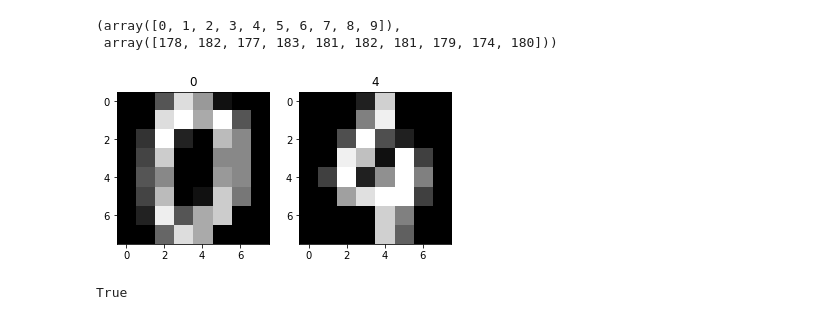
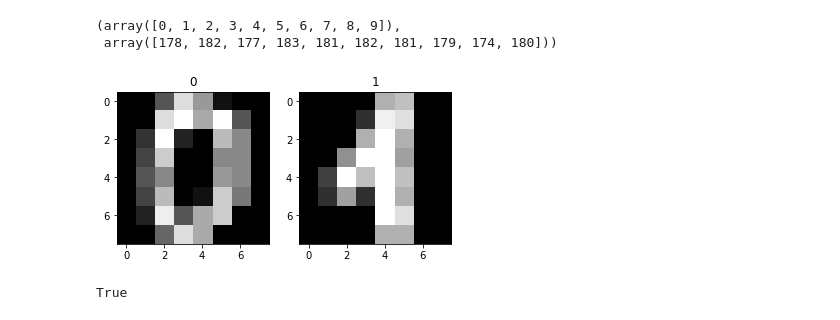
Before and after one commit to oms1226/20201130_python_farmingindustry, a Jupyter notebook: 3week/ML_02_01_Classfication_kNN_LAB1217.ipynb, the cells around one changed output. Saved outputs shown, nothing was run; the diff lists cells and outputs as text; code cells hidden in the pictures.

```diff
--- a/3week/ML_02_01_Classfication_kNN_LAB1217.ipynb
+++ b/3week/ML_02_01_Classfication_kNN_LAB1217.ipynb
@@ -292,15 +293,15 @@ np.unique(digits.target, return_counts=True)
 # %%
 import matplotlib.pyplot as plt
 # plt.imshow를 사용하여 그림 확인하기
 plt.subplot(1, 2, 1)
 plt.imshow(digits.images[0], cmap='gray')
 plt.title(digits.target[0])
 plt.subplot(1, 2, 2)
-plt.imshow(digits.images[100], cmap='gray')
-plt.title(digits.target[100])
+plt.imshow(digits.images[200], cmap='gray')
+plt.title(digits.target[200])
 plt.show()
 # %% [output]
-[figure, old version]
+[figure, new version]
 # %%
 # digits.data, digits.images 두 가지는 shape만 다를뿐 같은 데이터!
 np.all(digits.data[0] == digits.images[0].reshape(-1))
```
Also changed, not shown: parts of 16 cells of this notebook, 4 other files.
